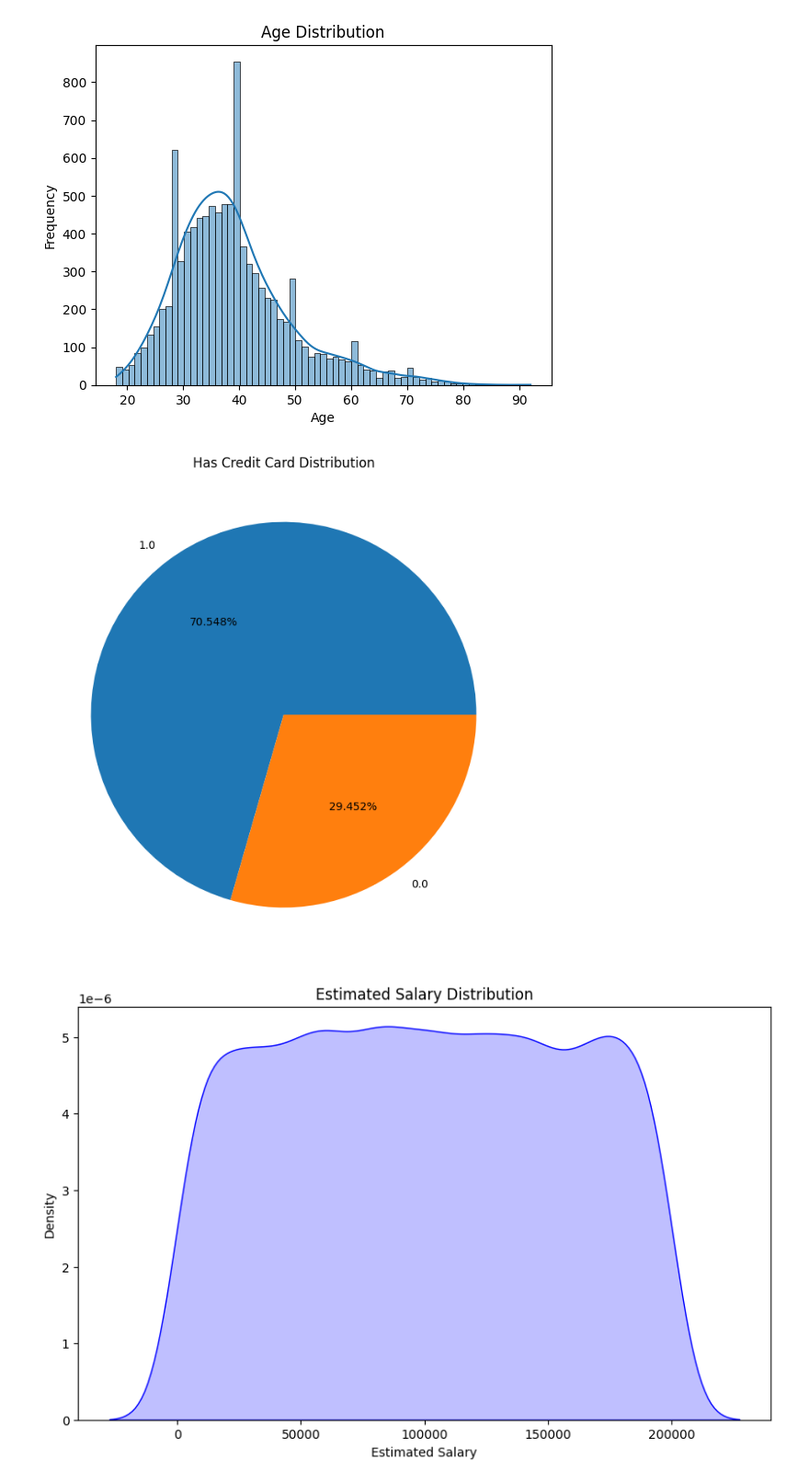
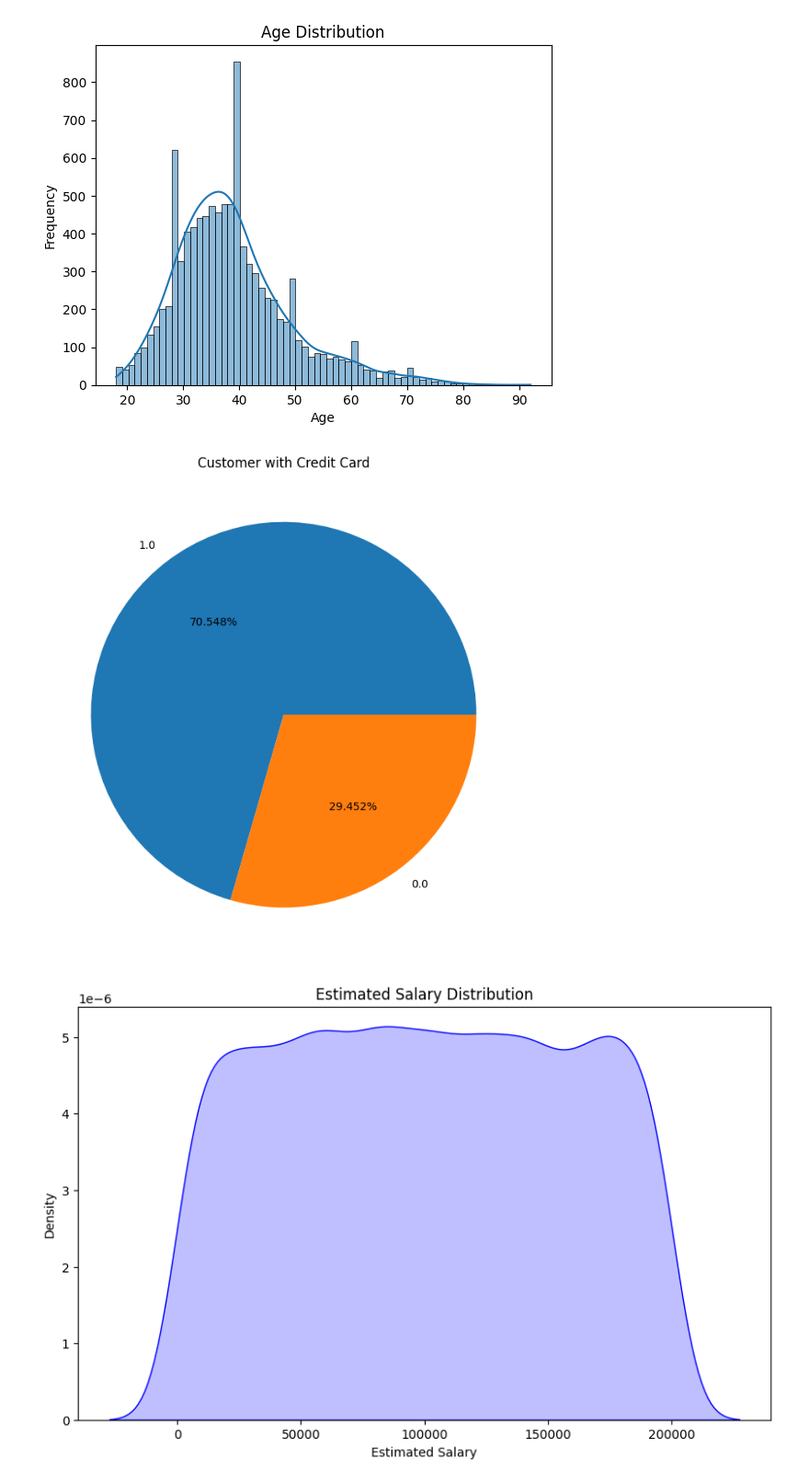
Before and after one commit to williamm243/customer-churn, a Jupyter notebook: churn.ipynb, the cells around one changed output. Shown at 92% size. Saved outputs shown, nothing was run; the diff lists cells and outputs as text; code cells hidden in the pictures.

```diff
--- a/churn.ipynb
+++ b/churn.ipynb
@@ -343,12 +341,12 @@ plt.show()
 # %%
 # Univariate Analysis - Has Credit Card Distribution
 plt.figure(figsize=(8, 8))
 df['HasCrCard'].value_counts().plot.pie(autopct='%1.3f%%')
-plt.title('Has Credit Card Distribution')
+plt.title('Customer with Credit Card')
 plt.ylabel('')
 plt.show()
 # %% [output]
-[figure, old version]
+[figure, new version]
 # %%
 # Univariate Analysis - Estimated Salary Distribution
 plt.figure(figsize=(10, 6))
```
Also changed, not shown: parts of 21 cells of this notebook.
